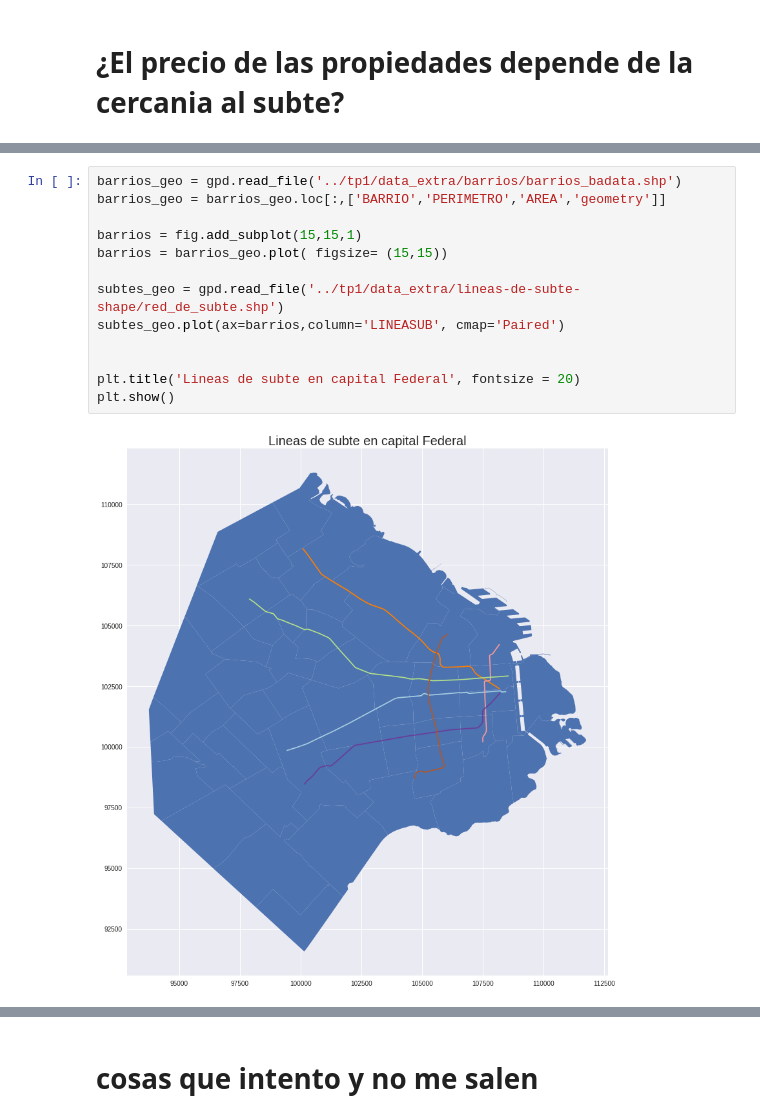
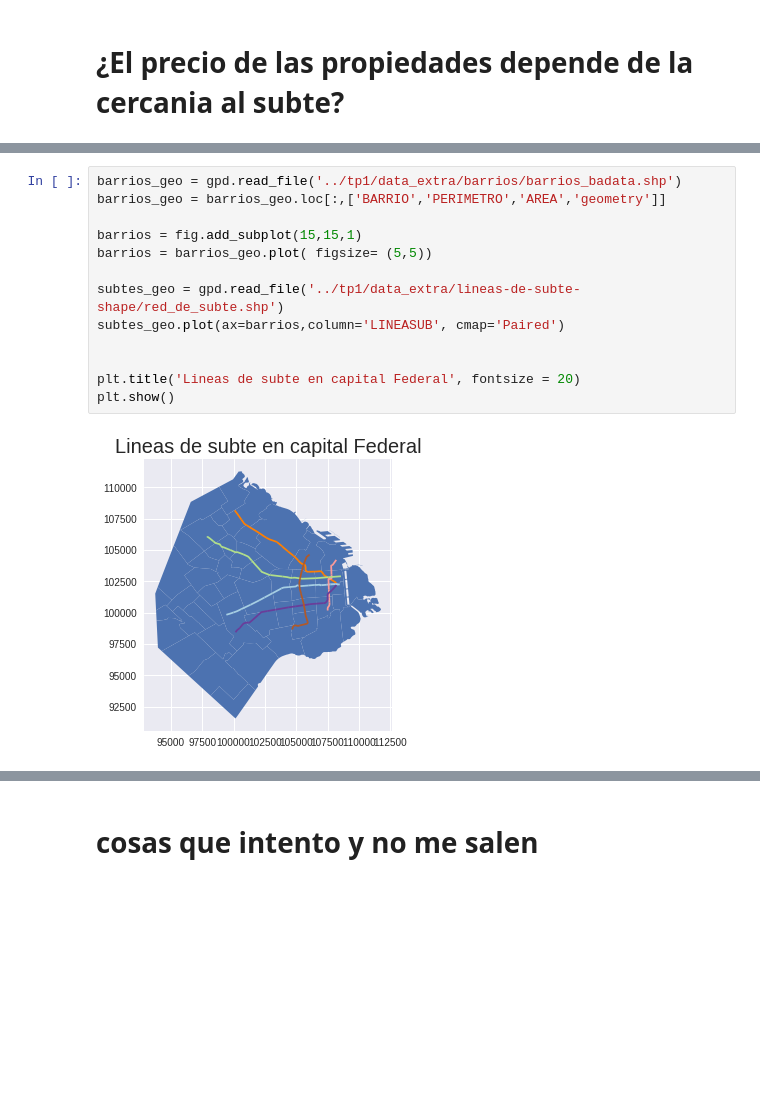
Before and after one commit to jazminferreiro-zz/orgaTP1, a Jupyter notebook: Analisis exploratorio Properati .ipynb, the cells around one changed output, grey strips where cells are left out. Saved outputs shown, nothing was run; the diff lists cells and outputs as text; blank space fills up the shorter version.

```diff
--- a/Analisis exploratorio Properati .ipynb
+++ b/Analisis exploratorio Properati .ipynb
@@ -386,15 +502,15 @@ plt.show()
 # %%
 barrios_geo = gpd.read_file('../tp1/data_extra/barrios/barrios_badata.shp')
 barrios_geo = barrios_geo.loc[:,['BARRIO','PERIMETRO','AREA','geometry']]
 
 barrios = fig.add_subplot(15,15,1)
-barrios = barrios_geo.plot( figsize= (15,15))
+barrios = barrios_geo.plot( figsize= (5,5))
 
 subtes_geo = gpd.read_file('../tp1/data_extra/lineas-de-subte-shape/red_de_subte.shp')
 subtes_geo.plot(ax=barrios,column='LINEASUB', cmap='Paired')
 
 
 plt.title('Lineas de subte en capital Federal', fontsize = 20)
 plt.show()
 # %% [output]
-[figure, old version]
+[figure, new version]
```
Also changed, not shown: parts of 19 cells of this notebook.
